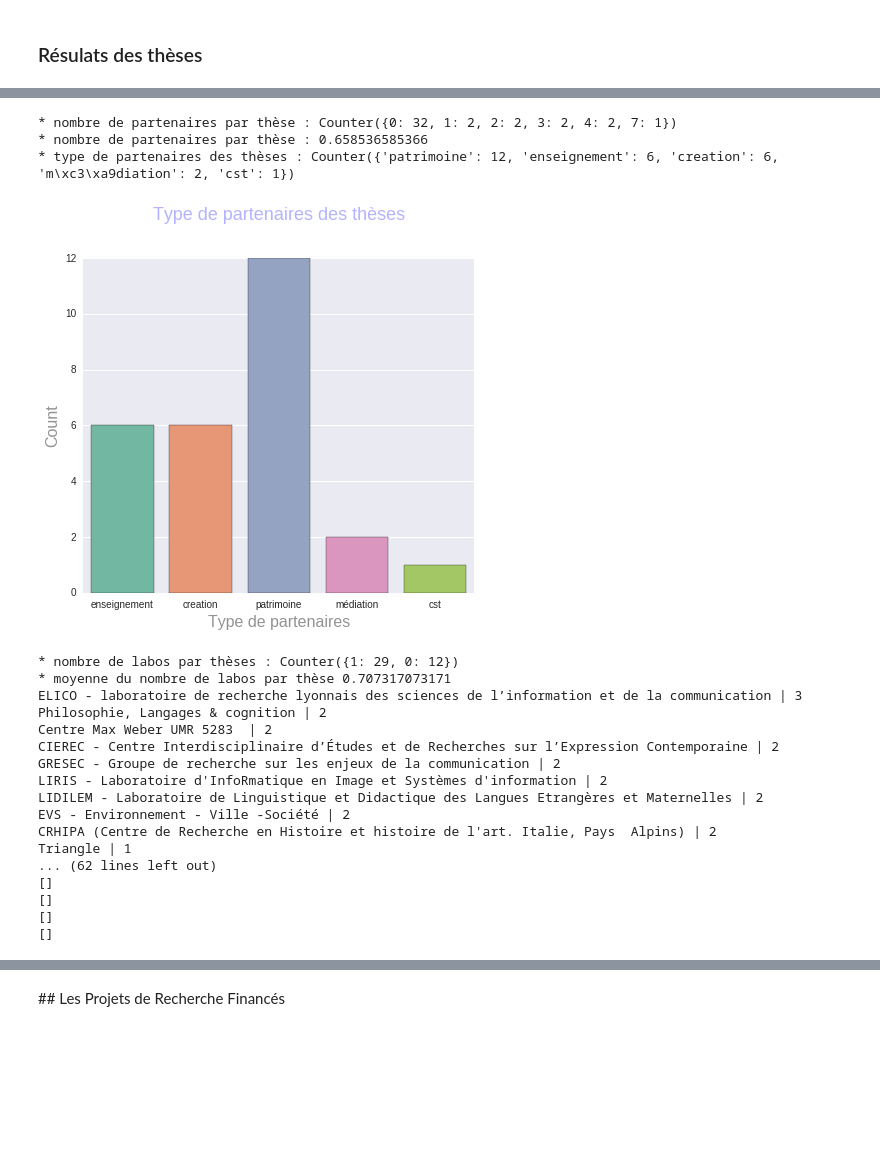
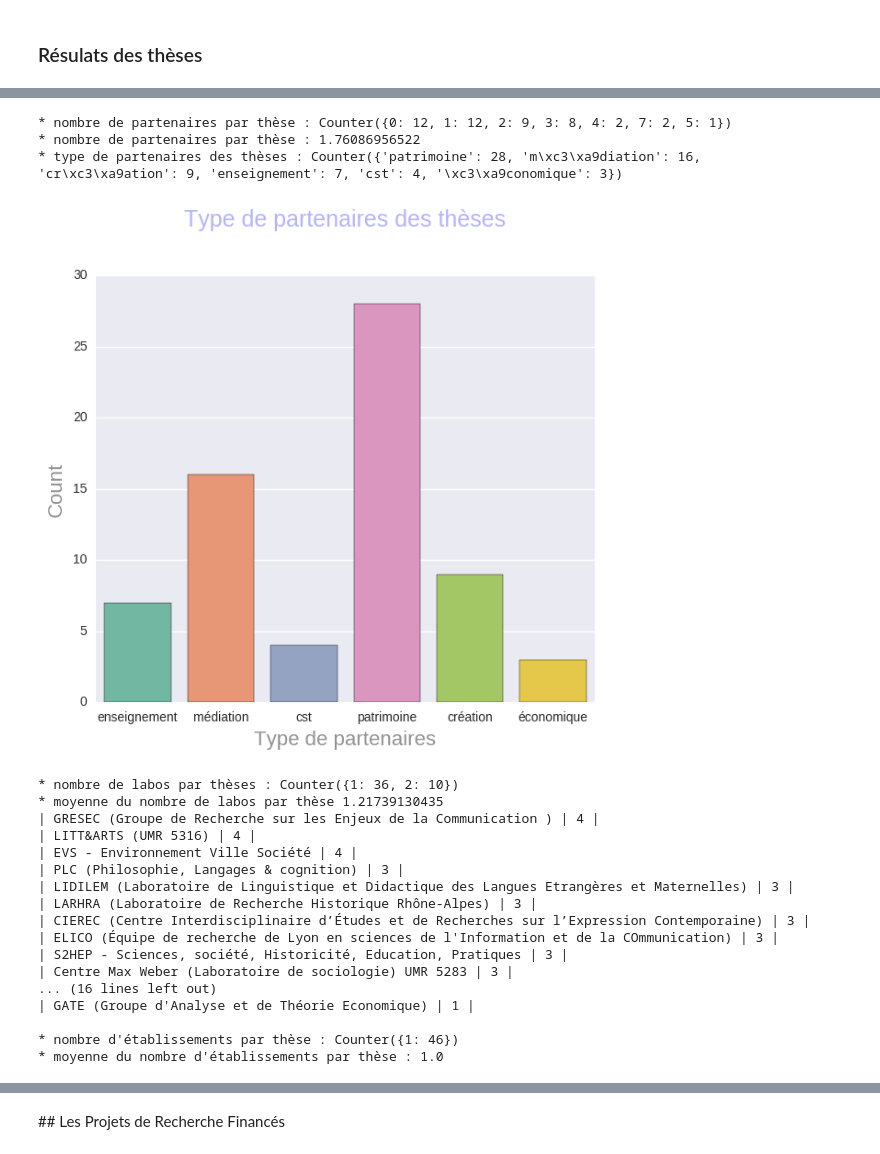
Before and after one commit to clemsos/arc5, a Jupyter notebook: notebooks/ARC5 - Data Analysis.ipynb, the cells around one changed output, grey strips where cells are left out. Drawn from its saved outputs; the diff is of its cells as text; code cells hidden in the pictures; blank space fills up the shorter version.

```diff
--- a/notebooks/ARC5 - Data Analysis.ipynb
+++ b/notebooks/ARC5 - Data Analysis.ipynb
@@ -147,7 +259,7 @@ print "* nombre d'ecoles doctorales : %s"%len(ecoles_doctorales)
 # %%
 import dateutil.parser as parser
 
-theses = [n for n in G_with_projects.nodes(data=True) if n[1]["type"] == "these"]
+theses = [n for n in G_with_projects.nodes(data=True) if n[1]["type"] == "ADR" and n[1]["orga"] == "ARC5"]
 print "%s thèses"%len(theses)
 
 # Nombre de thèses (cluster 13 et 14 puis ARC5)
@@ -159,7 +271,6 @@ theses_villes = []
 # Nombre de thèses avec partenaires (socio-économiques et socio-culturels)
 print "###"*15
 for these in theses:
-
     neighbors = G_with_projects.neighbors(these[0])
     print these[1]["name"]
     print "* total liens : %s "%len(neighbors)
@@ -213,7 +324,7 @@ print "%s thèses"%len(theses)
 def getKey(item):
     return item[0]
 
-years_start =[ parser.parse(these[1]["start"]).year for these in theses ]
+years_start =[ parser.parse(str(these[1]["start"])).year for these in theses ]
 print "* thèses par annnée : %s "%sorted(Counter(years_start).most_common(), key=getKey)
 
 count_plot([y for y in years_start ], ylabel="Nombre de thèses", xlabel="Année", title='Thèses par années')
@@ -226,7 +337,7 @@ print "* nombre de partenaires par thèse : %s"%Counter([len(p) for p in theses_
 print "* nombre de partenaires par thèse : %s"%moyenne([len(p) for p in theses_partenaires])
 theses_partenaires_type = []
 for ps in theses_partenaires:
-    theses_partenaires_type += [ G_with_projects.node[p]["type"] for p in ps if G_with_projects.node[p]["type"] != "these" ]
+    theses_partenaires_type += [ G_with_projects.node[p]["type"] for p in ps if G_with_projects.node[p]["type"] != "ADR" and G_with_projects.node[p]["type"] != "localité" ]
 print "* type de partenaires des thèses : %s"%Counter( theses_partenaires_type )
 
 count_plot([t.decode('utf-8') for t in theses_partenaires_type], xlabel="Type de partenaires", title='Type de partenaires des thèses')
@@ -236,41 +347,28 @@ print "* nombre de labos par thèses : %s"%Counter([ len(l) for l in theses_labo
 print "* moyenne du nombre de labos par thèse %s"%moyenne([ len(l) for l in theses_labos ])
 
 for l in Counter([item for sublist in theses_labos for item in sublist]).most_common():
-    print G_with_projects.node[l[0]]["name"], "|", l[1]
+    print "|", G_with_projects.node[l[0]]["name"], "|", l[1] ,"|"
 
+print
 # Nombre d’établissements porteurs
 print "* nombre d'établissements par thèse : %s"%Counter([ len(e) for e in theses_etablissements])
 print "* moyenne du nombre d'établissements par thèse : %s"%moyenne([ len(e) for e in theses_etablissements])
 
-# Moyenne des thèses par établissement porteurs ou labos
-theses_etablissements_noms = []
-for es in theses_etablissements:
-    theses_etablissements_noms += [ e for e in es]
-print "* nombre de theses par établissement : %s"%Counter(theses_etablissements_noms).most_common()
+# TODO : Nombres de thèses par axe thématique
+# theses_axes = [ t[1]["axe"] for t in theses]
+# print "* axes des thèses: %s"%Counter(theses_axes)
 
-print
-for t in Counter(theses_etablissements_noms).most_common():
-    print G_with_projects.node[t[0]]["name"], " | ", t[1]
-# count_plot([t.decode('utf-8') for t in theses_etablissements_noms ], xlabel="Année", title='Thèses par années')
-
-
-# Nombres de thèses par axe thématique
-theses_axes = [ t[1]["axe"] for t in theses]
-print "* axes des thèses: %s"%Counter(theses_axes)
-
-# Nombre de thèses par sites
-print "* thèses par ville (établissements) : %s"%Counter( [villes_etablissements[t] for t in theses_etablissements_noms] )
 
 # Nombre de thèses multi-sites
 # TODO ???
 
-# Relations territoriales entre les différents partenaires
+# TODO : Relations territoriales entre les différents partenaires
 for ps in theses_partenaires:
     neighbors = []
     for p in ps:
-        neighbors += G_without_projects.neighbors(p)
+        neighbors += G_with_projects.neighbors(p)
 #     print "%s / %s"%(len(ps),len(neighbors))
-    villes = [ n for n in neighbors if G_without_projects.node[n]["type"] == "ville" ]
-    print villes
+    villes = [ n for n in neighbors if G_with_projects.node[n]["type"] == "ville" ]
+#     print villes
 #   print "* villes des partenaires : %s"%Counter( [ partenaires[p] for p in ps] )
 # %% [output]
@@ -280,21 +378,21 @@ for ps in theses_partenaires:
-* nombre de partenaires par thèse : Counter({0: 32, 1: 2, 2: 2, 3: 2, 4: 2, 7: 1})
-* nombre de partenaires par thèse : 0.658536585366
-* type de partenaires des thèses : Counter({'patrimoine': 12, 'enseignement': 6, 'creation': 6, 'm\xc3\xa9diation': 2, 'cst': 1})
+* nombre de partenaires par thèse : Counter({0: 12, 1: 12, 2: 9, 3: 8, 4: 2, 7: 2, 5: 1})
+* nombre de partenaires par thèse : 1.76086956522
+* type de partenaires des thèses : Counter({'patrimoine': 28, 'm\xc3\xa9diation': 16, 'cr\xc3\xa9ation': 9, 'enseignement': 7, 'cst': 4, '\xc3\xa9conomique': 3})
-[figure, old version]
+[figure, new version]
-* nombre de labos par thèses : Counter({1: 29, 0: 12})
-* moyenne du nombre de labos par thèse 0.707317073171
-ELICO - laboratoire de recherche lyonnais des sciences de l’information et de la communication | 3
-Philosophie, Langages & cognition | 2
-Centre Max Weber UMR 5283  | 2
-CIEREC - Centre Interdisciplinaire d’Études et de Recherches sur l’Expression Contemporaine | 2
-GRESEC - Groupe de recherche sur les enjeux de la communication | 2
-LIRIS - Laboratoire d'InfoRmatique en Image et Systèmes d'information | 2
-LIDILEM - Laboratoire de Linguistique et Didactique des Langues Etrangères et Maternelles | 2
-EVS - Environnement - Ville -Société | 2
-CRHIPA (Centre de Recherche en Histoire et histoire de l'art. Italie, Pays  Alpins) | 2
-Triangle | 1
-... (62 lines left out)
-[]
-[]
-[]
-[]
+* nombre de labos par thèses : Counter({1: 36, 2: 10})
+* moyenne du nombre de labos par thèse 1.21739130435
+| GRESEC (Groupe de Recherche sur les Enjeux de la Communication ) | 4 |
+| LITT&ARTS (UMR 5316) | 4 |
+| EVS - Environnement Ville Société | 4 |
+| PLC (Philosophie, Langages & cognition) | 3 |
+| LIDILEM (Laboratoire de Linguistique et Didactique des Langues Etrangères et Maternelles) | 3 |
+| LARHRA (Laboratoire de Recherche Historique Rhône-Alpes) | 3 |
+| CIEREC (Centre Interdisciplinaire d’Études et de Recherches sur l’Expression Contemporaine) | 3 |
+| ELICO (Équipe de recherche de Lyon en sciences de l'Information et de la COmmunication) | 3 |
+| S2HEP - Sciences, société, Historicité, Education, Pratiques | 3 |
+| Centre Max Weber (Laboratoire de sociologie) UMR 5283 | 3 |
+... (16 lines left out)
+| GATE (Groupe d'Analyse et de Théorie Economique) | 1 |
+
+* nombre d'établissements par thèse : Counter({1: 46})
+* moyenne du nombre d'établissements par thèse : 1.0
```
Also changed, not shown: parts of 21 cells of this notebook, 1 other file.
